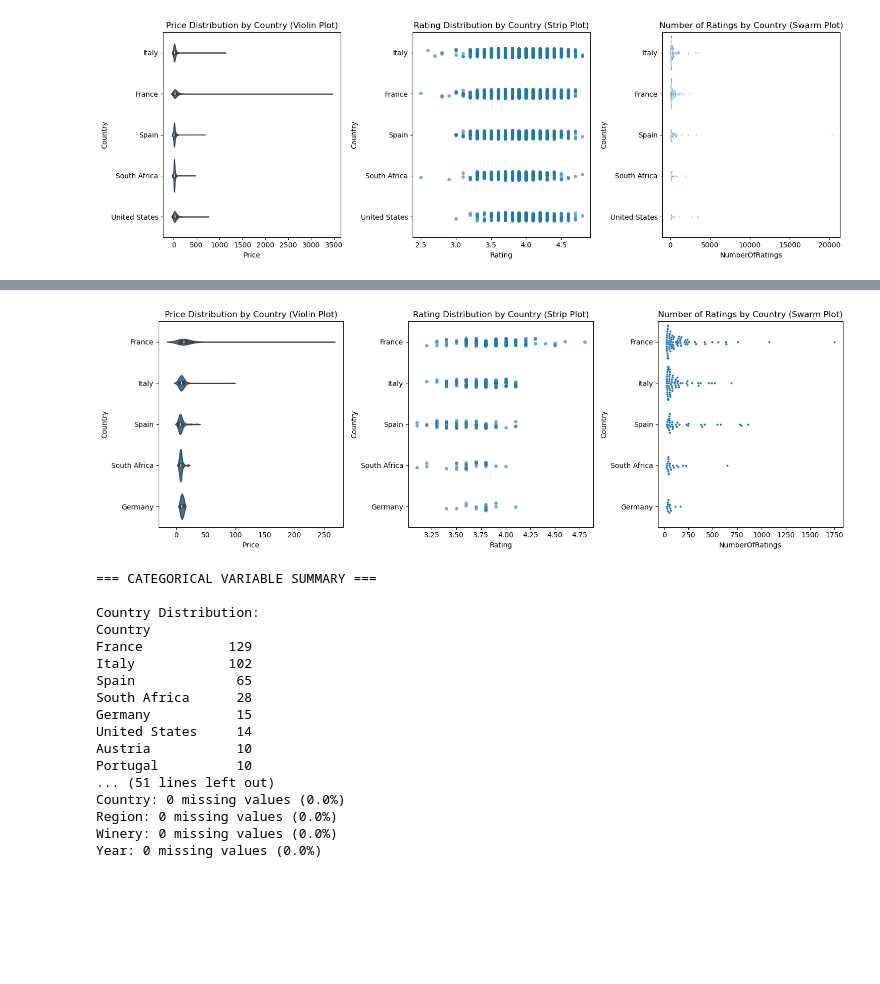
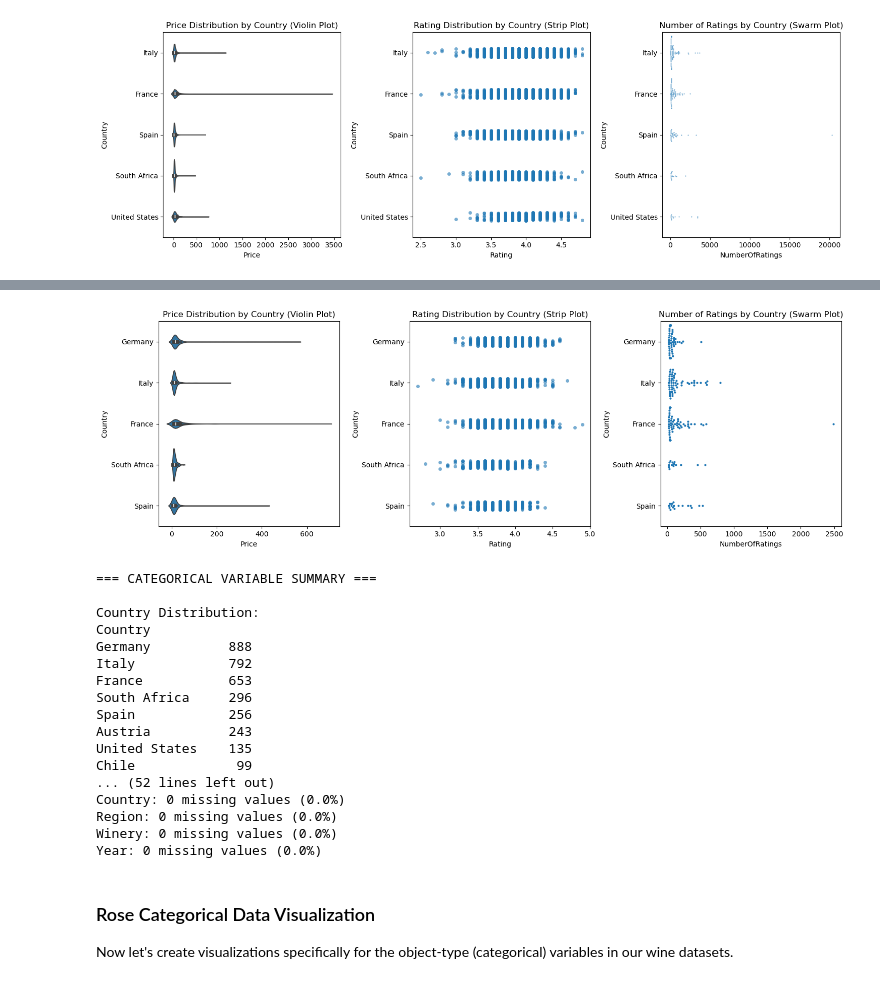
Before and after one commit to dylangeorg3/ENGG2112_Project, a Jupyter notebook: DatasetAnalysis.ipynb, the cells around one changed output, grey strips where cells are left out. Cells and saved outputs as stored; diff of their text form; code cells hidden in the pictures; blank space fills up the shorter version.

```diff
--- a/DatasetAnalysis.ipynb
+++ b/DatasetAnalysis.ipynb
@@ -524,72 +524,75 @@ plt.show()
 # %%
 # 6. Advanced categorical visualization - Violin plots
 plt.figure(figsize=(15, 5))
 
 # Violin plot: Price distribution by top countries
 plt.subplot(1, 3, 1)
-top_5_countries = df_rose_cost['Country'].value_counts().head(5).index
-sns.violinplot(data=df_rose_cost[df_rose_cost['Country'].isin(top_5_countries)],
+top_5_countries = df_white_cost['Country'].value_counts().head(5).index
+sns.violinplot(data=df_white_cost[df_white_cost['Country'].isin(top_5_countries)],
                y='Country', x='Price', order=top_5_countries)
 plt.title('Price Distribution by Country (Violin Plot)')
 
 # Strip plot: Rating vs Country
 plt.subplot(1, 3, 2)
-sns.stripplot(data=df_rose_cost[df_rose_cost['Country'].isin(top_5_countries)],
+sns.stripplot(data=df_white_cost[df_white_cost['Country'].isin(top_5_countries)],
               y='Country', x='Rating', order=top_5_countries, alpha=0.6)
 plt.title('Rating Distribution by Country (Strip Plot)')
 
 # Swarm plot: NumberOfRatings vs Country (sample data to avoid overcrowding)
 plt.subplot(1, 3, 3)
-sample_data = df_rose_cost[df_rose_cost['Country'].isin(top_5_countries)].sample(n=min(200, len(df_rose_cost)), random_state=42)
+sample_data = df_white_cost[df_white_cost['Country'].isin(top_5_countries)].sample(n=min(200, len(df_white_cost)), random_state=42)
 sns.swarmplot(data=sample_data, y='Country', x='NumberOfRatings',
               order=top_5_countries, size=3)
 plt.title('Number of Ratings by Country (Swarm Plot)')
 
 plt.tight_layout()
 plt.show()
 # %% [output]
-[figure, old version]
+[figure, new version]
 # %%
 # 7. Summary statistics for categorical variables
 print("=== CATEGORICAL VARIABLE SUMMARY ===\n")
 
 print("Country Distribution:")
-print(df_rose_cost['Country'].value_counts().head(10))
-print(f"Total unique countries: {df_rose_cost['Country'].nunique()}")
+print(df_white_cost['Country'].value_counts().head(10))
+print(f"Total unique countries: {df_white_cost['Country'].nunique()}")
 
 print("\nRegion Distribution:")
-print(df_rose_cost['Region'].value_counts().head(10))
-print(f"Total unique regions: {df_rose_cost['Region'].nunique()}")
+print(df_white_cost['Region'].value_counts().head(10))
+print(f"Total unique regions: {df_white_cost['Region'].nunique()}")
 
 print("\nWinery Distribution:")
-print(df_rose_cost['Winery'].value_counts().head(10))
-print(f"Total unique wineries: {df_rose_cost['Winery'].nunique()}")
+print(df_white_cost['Winery'].value_counts().head(10))
+print(f"Total unique wineries: {df_white_cost['Winery'].nunique()}")
 
 print("\nYear Distribution:")
-print(df_rose_cost['Year'].value_counts().sort_index().tail(10))
-print(f"Year range: {df_rose_cost['Year'].min()} - {df_rose_cost['Year'].max()}")
+print(df_white_cost['Year'].value_counts().sort_index().tail(10))
+print(f"Year range: {df_white_cost['Year'].min()} - {df_white_cost['Year'].max()}")
 
 # Check for missing values in categorical columns
 print("\nMissing Values in Categorical Columns:")
 categorical_cols = ['Name', 'Country', 'Region', 'Winery', 'Year']
 for col in categorical_cols:
-    missing = df_rose_cost[col].isnull().sum()
-    print(f"{col}: {missing} missing values ({missing/len(df_rose_cost)*100:.1f}%)")
+    missing = df_white_cost[col].isnull().sum()
+    print(f"{col}: {missing} missing values ({missing/len(df_white_cost)*100:.1f}%)")
 # %% [output]
 === CATEGORICAL VARIABLE SUMMARY ===
 
 Country Distribution:
 Country
-France           129
-Italy            102
-Spain             65
-South Africa      28
-Germany           15
-United States     14
-Austria           10
-Portugal          10
-... (51 lines left out)
+Germany          888
+Italy            792
+France           653
+South Africa     296
+Spain            256
+Austria          243
+United States    135
+Chile             99
+... (52 lines left out)
 Country: 0 missing values (0.0%)
 Region: 0 missing values (0.0%)
 Winery: 0 missing values (0.0%)
 Year: 0 missing values (0.0%)
+# %% [markdown]
+### Rose Categorical Data Visualization
+Now let's create visualizations specifically for the object-type (categorical) variables in our wine datasets.
```
Also changed, not shown: parts of 20 cells of this notebook.
